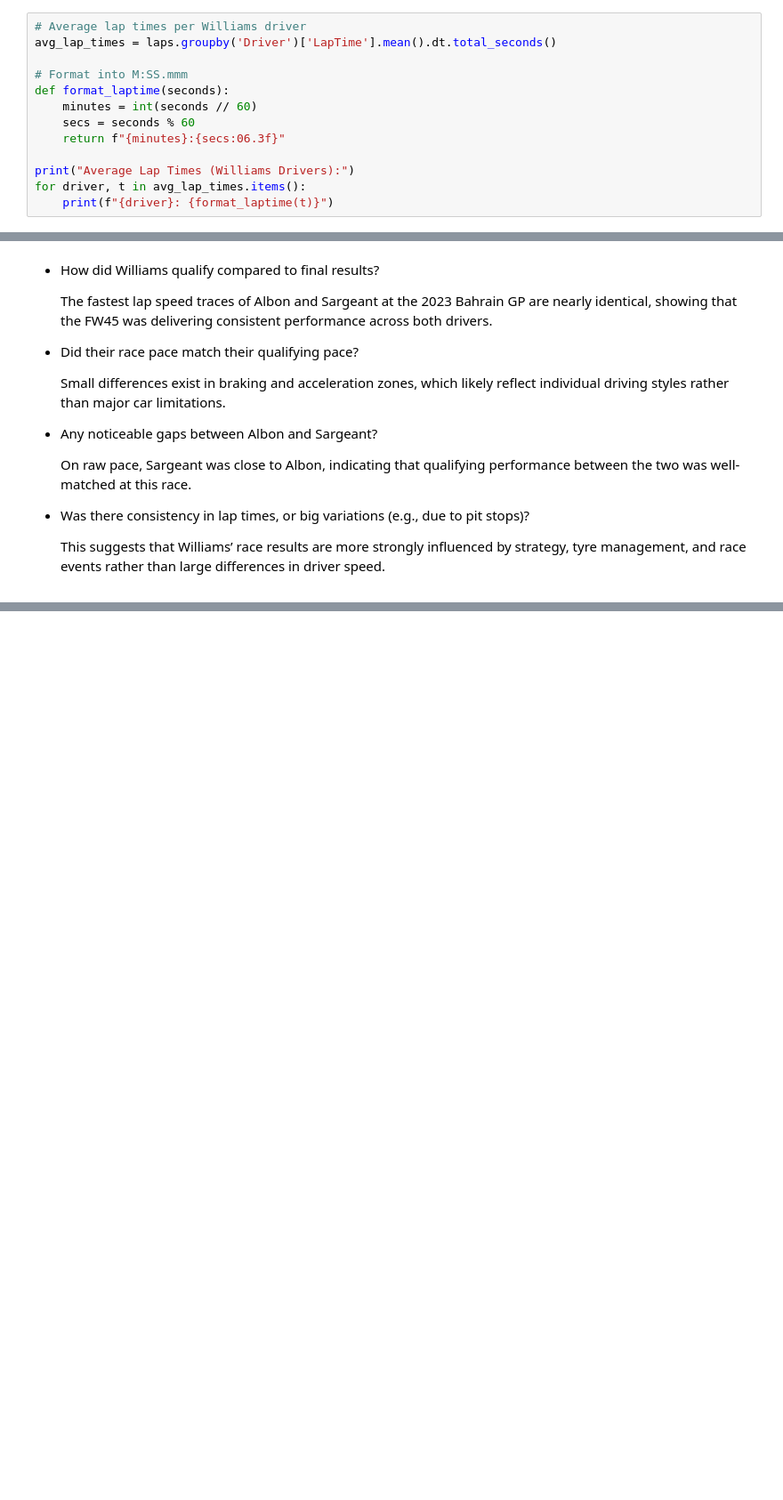
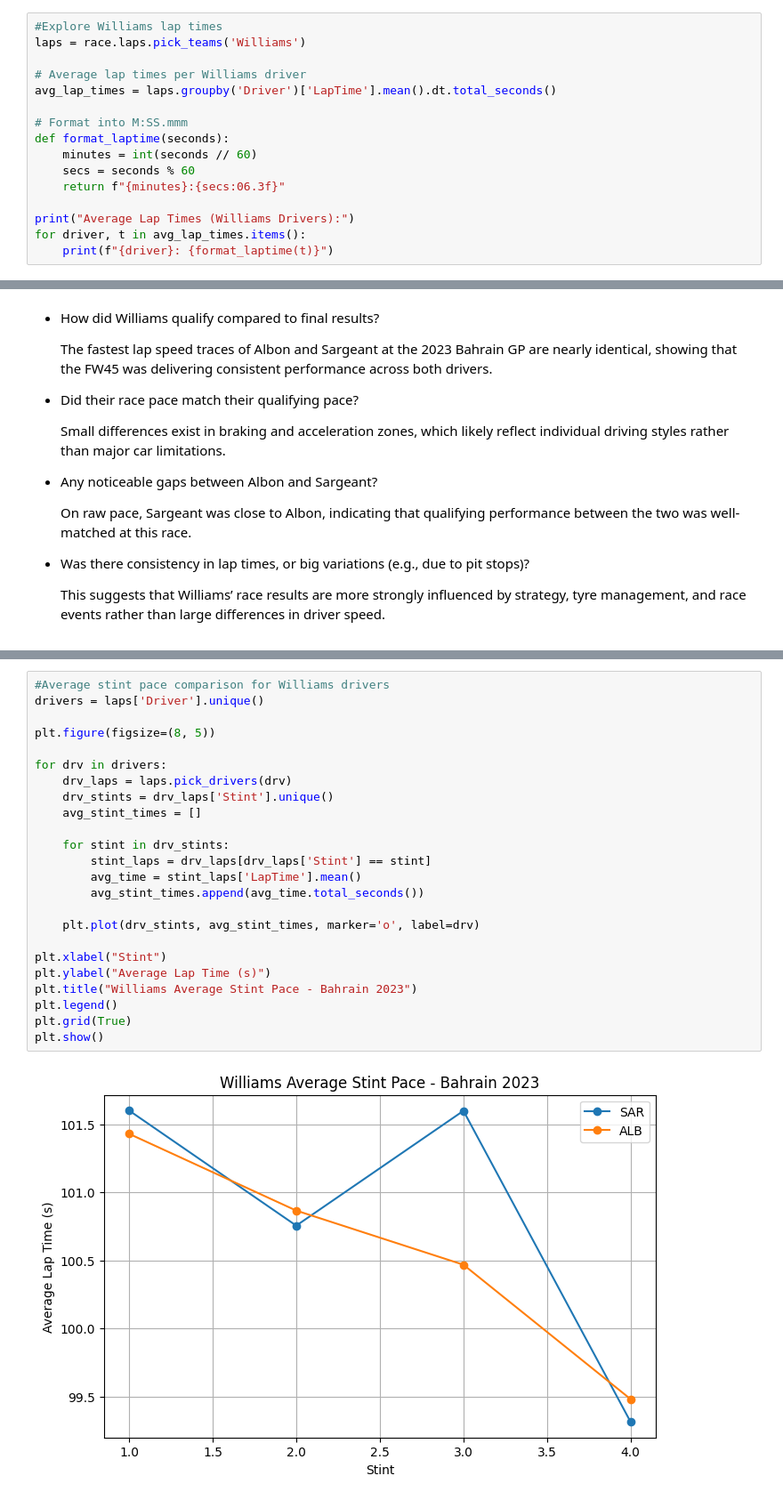
Before and after one commit to RishiRoopen/F1_Race_Predictor, a Jupyter notebook: notebook/01_data_collection.ipynb, the cells around one changed output, grey strips where cells are left out. Shown at 89% size. Cells and saved outputs as stored; diff of their text form; blank space fills up the shorter version.

```diff
--- a/notebook/01_data_collection.ipynb
+++ b/notebook/01_data_collection.ipynb
@@ -49,6 +70,9 @@ Williams Race Results:
 # %% [markdown]
 ## Simple Lap Time Exploration
 # %%
+#Explore Williams lap times
+laps = race.laps.pick_teams('Williams')
+
 # Average lap times per Williams driver
 avg_lap_times = laps.groupby('Driver')['LapTime'].mean().dt.total_seconds()
 
@@ -140,0 +167,26 @@ This graph shows the **speed traces of both Williams drivers (Albon and Sargeant
+# %%
+#Average stint pace comparison for Williams drivers
+drivers = laps['Driver'].unique()
+
+plt.figure(figsize=(8, 5))
+
+for drv in drivers:
+    drv_laps = laps.pick_drivers(drv)
+    drv_stints = drv_laps['Stint'].unique()
+    avg_stint_times = []
+
+    for stint in drv_stints:
+        stint_laps = drv_laps[drv_laps['Stint'] == stint]
+        avg_time = stint_laps['LapTime'].mean()
+        avg_stint_times.append(avg_time.total_seconds())
+
+    plt.plot(drv_stints, avg_stint_times, marker='o', label=drv)
+
+plt.xlabel("Stint")
+plt.ylabel("Average Lap Time (s)")
+plt.title("Williams Average Stint Pace - Bahrain 2023")
+plt.legend()
+plt.grid(True)
+plt.show()
+# %% [output]
+[figure, added]
```
Also changed, not shown: parts of 6 cells of this notebook.
